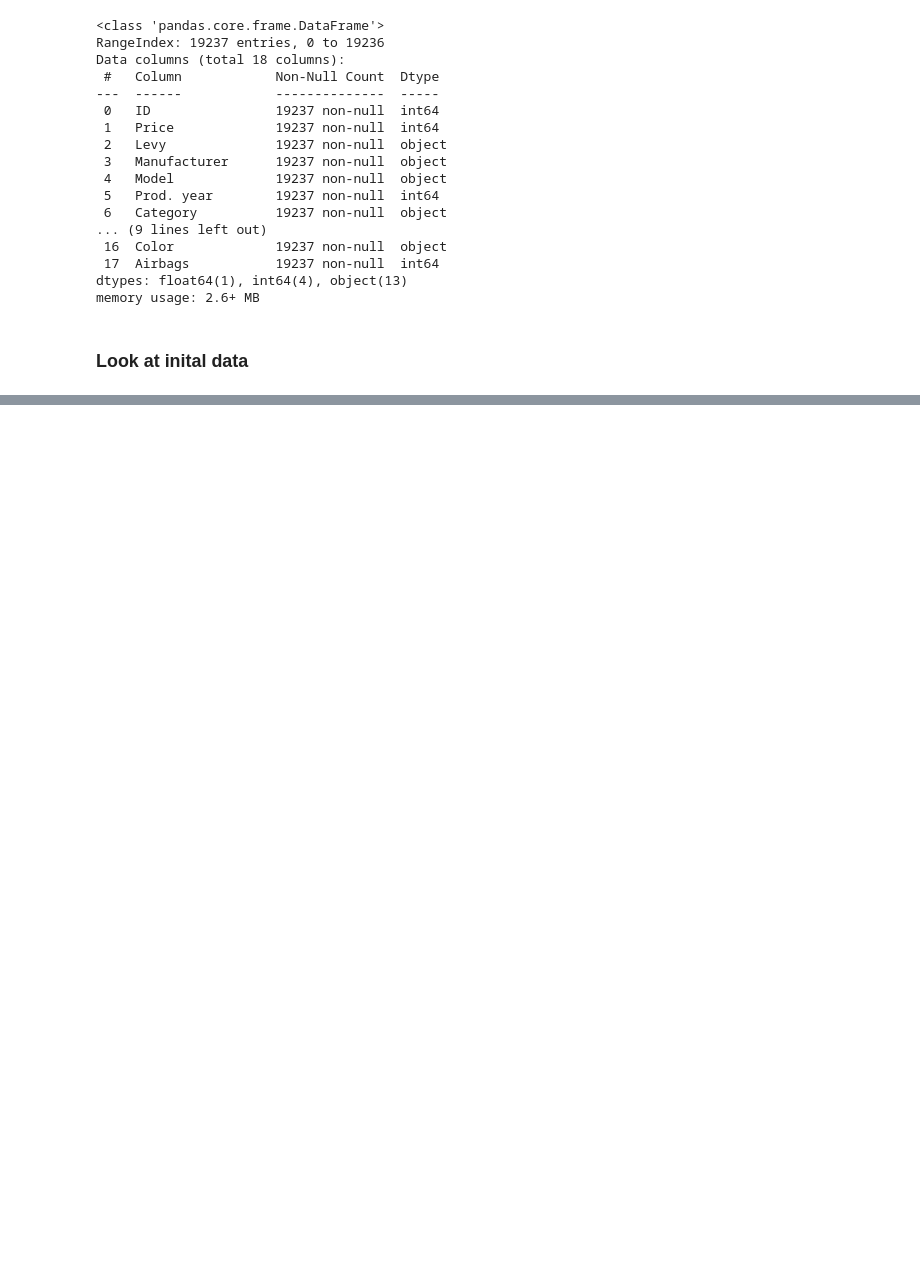
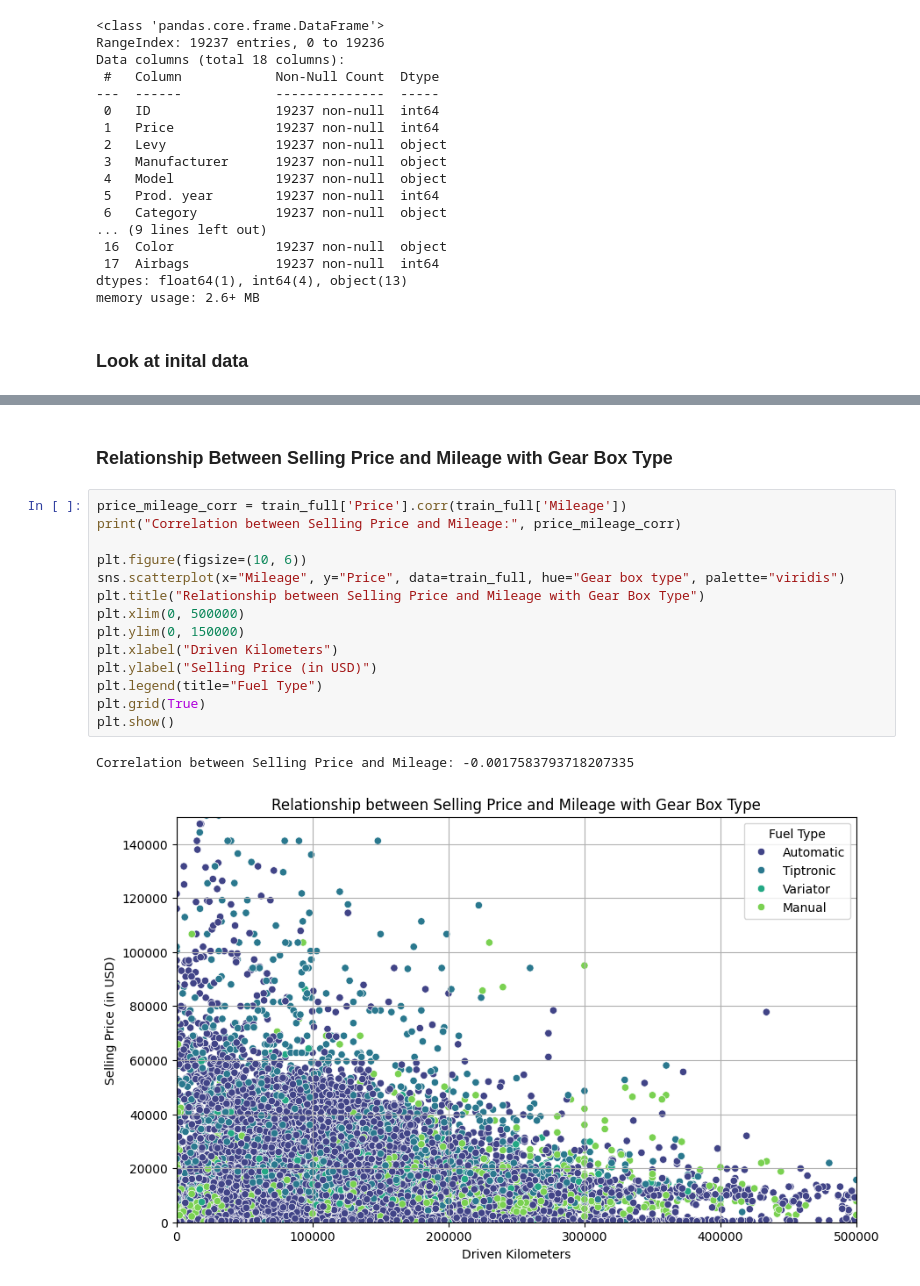
Before and after one commit to ChristianJBNB/MDA_Capstone_Project, a Jupyter notebook: Starter_Code.ipynb, the cells around one changed output, grey strips where cells are left out. Saved outputs shown, nothing was run; the diff lists cells and outputs as text; blank space fills up the shorter version.

```diff
--- a/Starter_Code.ipynb
+++ b/Starter_Code.ipynb
@@ -50,0 +124,19 @@ max    4.581665e+07  2.630750e+07   2020.000000     16.000000     16.000000
+# %% [markdown]
+### Relationship Between Selling Price and Mileage with Gear Box Type
+# %%
+price_mileage_corr = train_full['Price'].corr(train_full['Mileage'])
+print("Correlation between Selling Price and Mileage:", price_mileage_corr)
+
+plt.figure(figsize=(10, 6))
+sns.scatterplot(x="Mileage", y="Price", data=train_full, hue="Gear box type", palette="viridis")
+plt.title("Relationship between Selling Price and Mileage with Gear Box Type")
+plt.xlim(0, 500000)
+plt.ylim(0, 150000)
+plt.xlabel("Driven Kilometers")
+plt.ylabel("Selling Price (in USD)")
+plt.legend(title="Fuel Type")
+plt.grid(True)
+plt.show()
+# %% [output]
+Correlation between Selling Price and Mileage: -0.0017583793718207335
+[figure, added]
```
Also changed, not shown: parts of 18 cells of this notebook.
